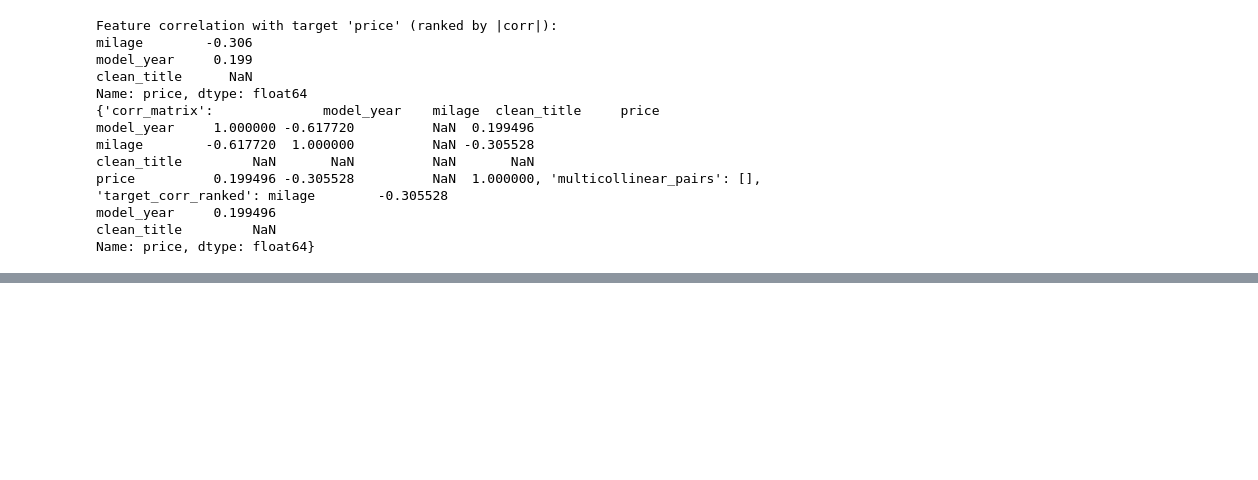
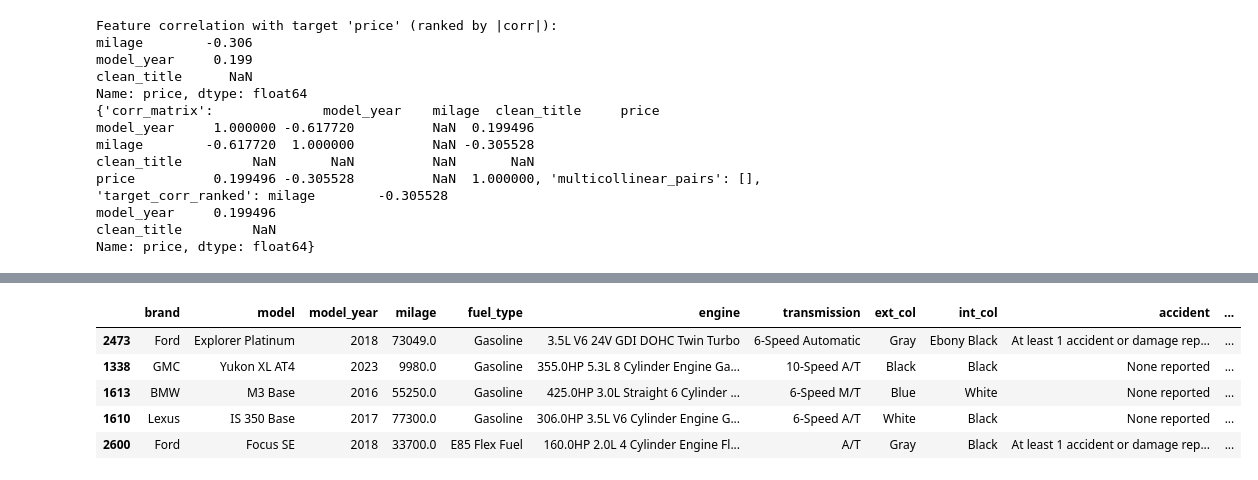
Before and after one commit to Projects-codelive/AutoML, a Jupyter notebook: notebooks/Eda.ipynb, the cells around one changed output, grey strips where cells are left out. Drawn from its saved outputs; the diff is of its cells as text; code cells hidden in the pictures; blank space fills up the shorter version.

```diff
--- a/notebooks/Eda.ipynb
+++ b/notebooks/Eda.ipynb
@@ -640,0 +658,3 @@ Name: price, dtype: float64}
+# %%
+target_col = "price"
+print(target_col in cleaned_df.columns)
@@ -640,0 +663,14 @@ Name: price, dtype: float64}
+# %%
+import json
+
+
+def load_eda_summary(eda_summary_path: str = "../artifacts/eda/eda_summary.json") -> dict:
+    path = Path(eda_summary_path)
+    if not path.exists():
+        raise FileNotFoundError(f"File '{eda_summary_path}' does not exist")
+    with open(eda_summary_path) as f:
+        eda_summary = json.load(f)
+    print(f"EDA summary loaded from {path.resolve()}")
+    return  eda_summary
+eda_summary = load_eda_summary()
+print(eda_summary)
@@ -640,0 +710,24 @@ Name: price, dtype: float64}
+# %%
+# Step 2 — Drop Quasi-Constant and Useless Columns
+def drop_useless_columns(x_train, x_test, eda_summary):
+    dropeed_column = [];
+    quasi_constant = eda_summary.get("cardinality_report", {}).get("Flagged as Quasi-Constant! Consider dropping", [])
+    if len(quasi_constant) == 0:
+        print("No columns to drop.")
+        return x_train, x_test, dropeed_column
+    for col in quasi_constant:
+        if col in x_train.columns:
+            print(f"Dropping '{col}': Flagged as Quasi-Constant (almost zero variance).")
+            dropeed_column.append(col)
+    for col in x_train.columns:
+        if x_train[col].nunique() == len(x_train):
+            print(f"Dropping '{col}': Flagged as Unique Identifier (100% unique values).")
+            dropeed_column.append(col)
+    if dropeed_column > 0:
+        x_train = x_train.drop(columns=dropeed_column, errors="ignore")
+        x_test = x_test.drop(columns=dropeed_column, errors="ignore")
+        print(f"\nSummary: Successfully dropped {len(dropeed_column)} useless columns.")
+    else:
+        print("Summary: No quasi-constant or unique ID columns found. Nothing dropped.")
+    return x_train, x_test, dropeed_column
+x_train, x_test, dropeed_column = drop_useless_columns(x_train, x_test, eda_summary=load_eda_summary())
@@ -640,0 +790,9 @@ Name: price, dtype: float64}
+# %%
+x_train.head()
+# %% [output]
+|  | brand | model | model_year | milage | fuel_type | engine | transmission | ext_col | int_col | accident | ... |
+| 2473 | Ford | Explorer Platinum | 2018 | 73049.0 | Gasoline | 3.5L V6 24V GDI DOHC Twin Turbo | 6-Speed Automatic | Gray | Ebony Black | At least 1 accident or damage rep... | ... |
+| 1338 | GMC | Yukon XL AT4 | 2023 | 9980.0 | Gasoline | 355.0HP 5.3L 8 Cylinder Engine Ga... | 10-Speed A/T | Black | Black | None reported | ... |
+| 1613 | BMW | M3 Base | 2016 | 55250.0 | Gasoline | 425.0HP 3.0L Straight 6 Cylinder ... | 6-Speed M/T | Blue | White | None reported | ... |
+| 1610 | Lexus | IS 350 Base | 2017 | 77300.0 | Gasoline | 306.0HP 3.5L V6 Cylinder Engine G... | 6-Speed A/T | White | Black | None reported | ... |
+| 2600 | Ford | Focus SE | 2018 | 33700.0 | E85 Flex Fuel | 160.0HP 2.0L 4 Cylinder Engine Fl... | A/T | Gray | Black | At least 1 accident or damage rep... | ... |
```
Also changed, not shown: parts of 42 cells of this notebook, 4 other files.
